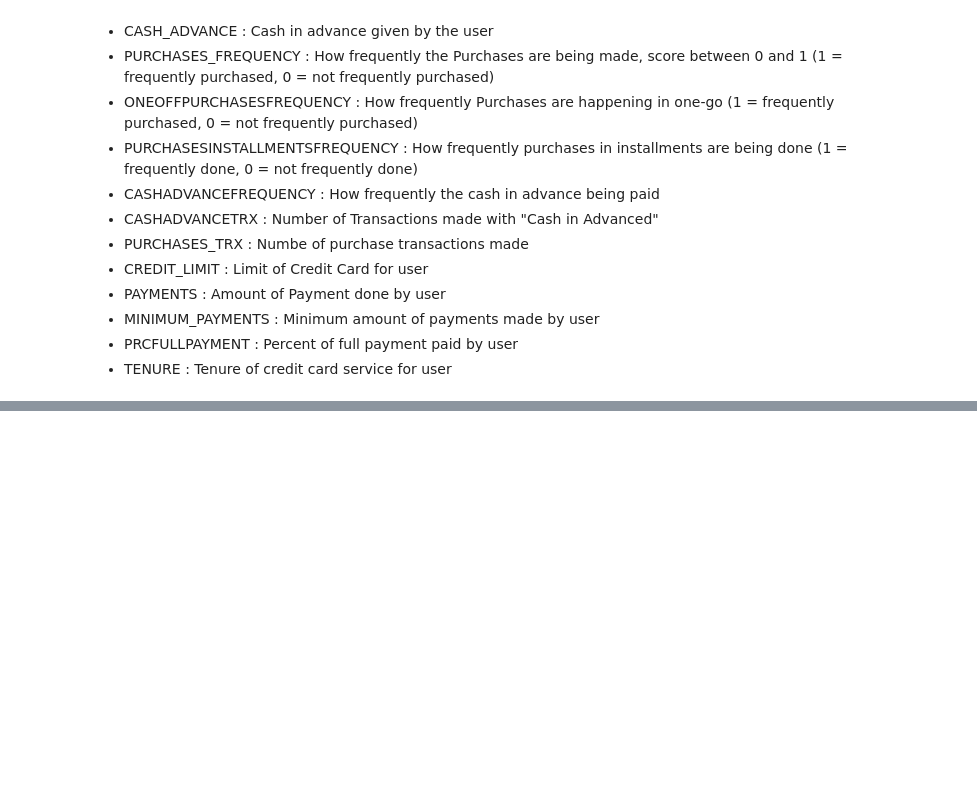
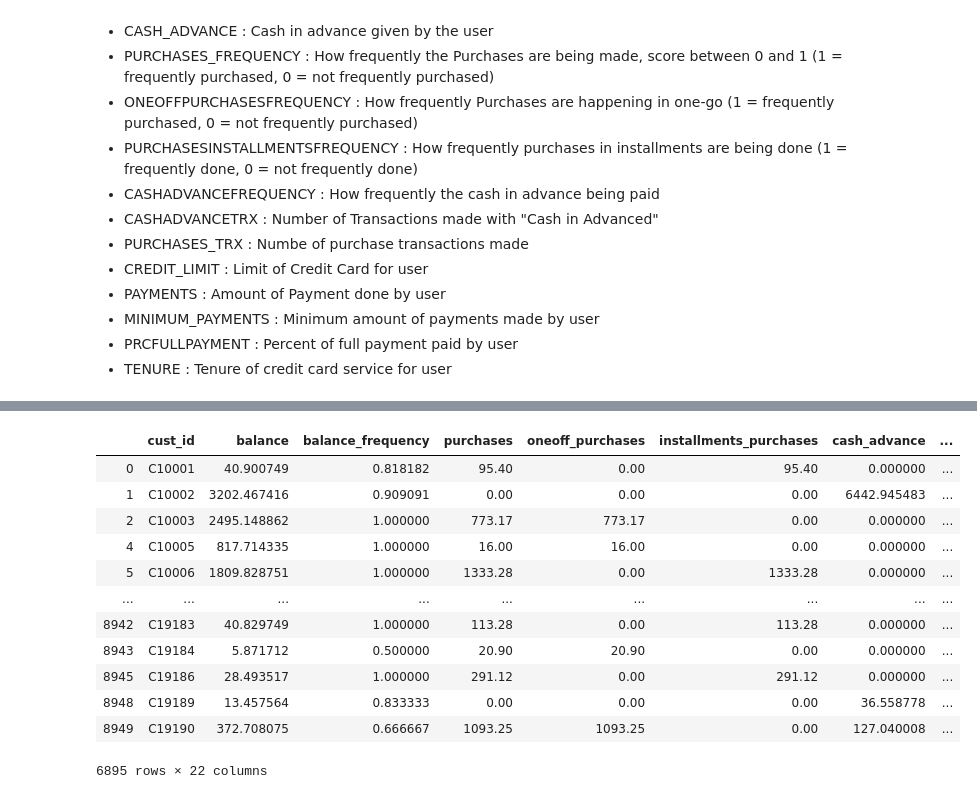
Before and after one commit to jpbailey/438a, a Jupyter notebook: creditcard.ipynb, the cells around one changed output, grey strips where cells are left out. Drawn from its saved outputs; the diff is of its cells as text; code cells hidden in the pictures; blank space fills up the shorter version.

```diff
--- a/creditcard.ipynb
+++ b/creditcard.ipynb
@@ -57,15 +80,29 @@ plt.show()
 # %%
 # we now want to take the full sample and build and test a model
 # accordingly, we need to randomly take just 80% of the sample
 # to help train the model and then have 20% of the sample for a
 # testing sample; the way we will do this is to create a random variable
 # in the full dataframe and then take 80% of the dataframe and put
 # it into a training dataframe and put the remaining 20% of the full
 # dataframe into a testing dataframe
 df['mask'] = [np.random.uniform(0,1)  for k in df.index]
 train = df[df['mask'] < 0.8]
 test = df[df['mask']>= 0.8]
-test
+train
+# %% [output]
+|  | cust_id | balance | balance_frequency | purchases | oneoff_purchases | installments_purchases | cash_advance | ... |
+| 0 | C10001 | 40.900749 | 0.818182 | 95.40 | 0.00 | 95.40 | 0.000000 | ... |
+| 1 | C10002 | 3202.467416 | 0.909091 | 0.00 | 0.00 | 0.00 | 6442.945483 | ... |
+| 2 | C10003 | 2495.148862 | 1.000000 | 773.17 | 773.17 | 0.00 | 0.000000 | ... |
+| 4 | C10005 | 817.714335 | 1.000000 | 16.00 | 16.00 | 0.00 | 0.000000 | ... |
+| 5 | C10006 | 1809.828751 | 1.000000 | 1333.28 | 0.00 | 1333.28 | 0.000000 | ... |
+| ... | ... | ... | ... | ... | ... | ... | ... | ... |
+| 8942 | C19183 | 40.829749 | 1.000000 | 113.28 | 0.00 | 113.28 | 0.000000 | ... |
+| 8943 | C19184 | 5.871712 | 0.500000 | 20.90 | 20.90 | 0.00 | 0.000000 | ... |
+| 8945 | C19186 | 28.493517 | 1.000000 | 291.12 | 0.00 | 291.12 | 0.000000 | ... |
+| 8948 | C19189 | 13.457564 | 0.833333 | 0.00 | 0.00 | 0.00 | 36.558778 | ... |
+| 8949 | C19190 | 372.708075 | 0.666667 | 1093.25 | 1093.25 | 0.00 | 127.040008 | ... |
+6895 rows × 22 columns
 # %%
 # let's create a logistic regression trying to predict our dependent
 # binary variable
```
Also changed, not shown: parts of 9 cells of this notebook.
